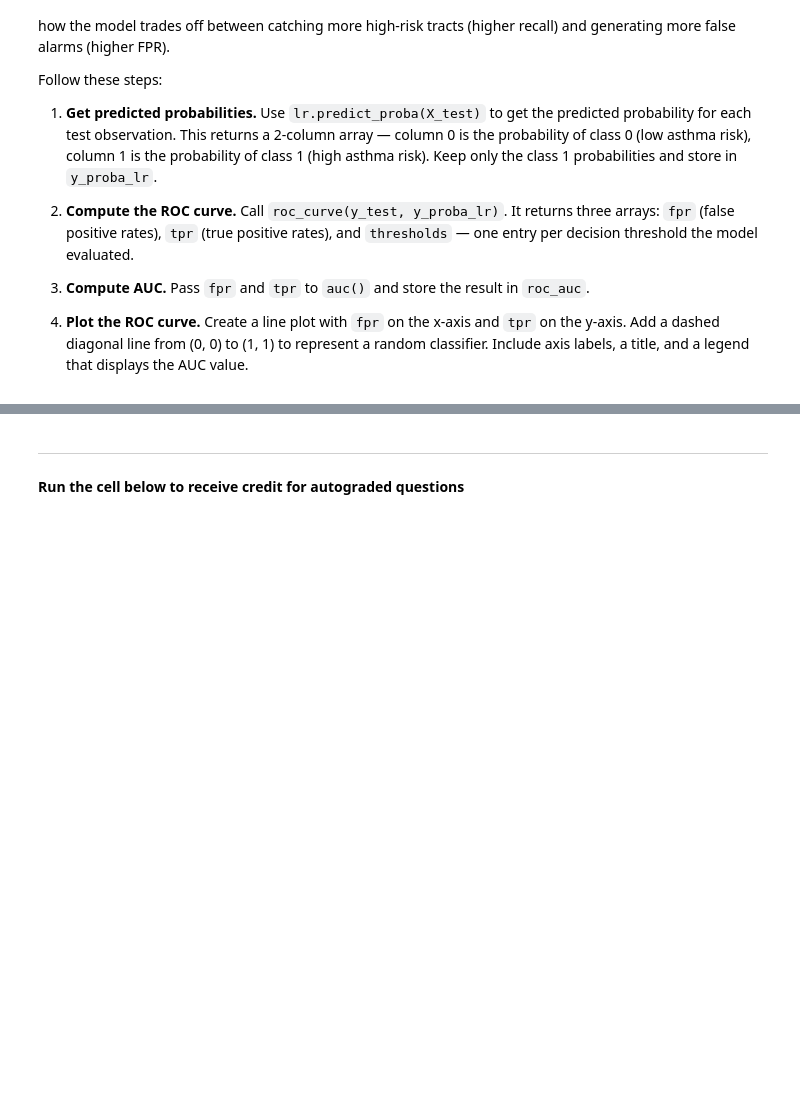
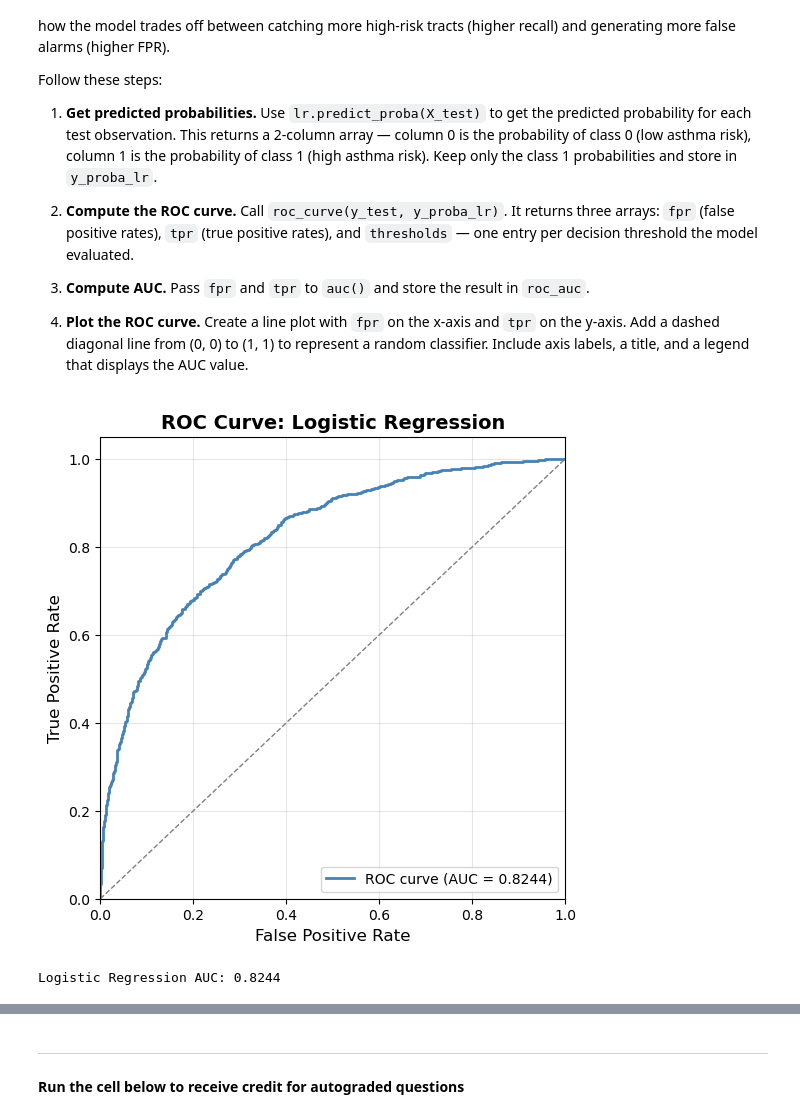
Before and after one commit to pfnorton39/assignment-2, a Jupyter notebook: task2/hw2-task2.ipynb, the cells around one changed output, grey strips where cells are left out. Drawn from its saved outputs; the diff is of its cells as text; code cells hidden in the pictures; blank space fills up the shorter version.

```diff
--- a/task2/hw2-task2.ipynb
+++ b/task2/hw2-task2.ipynb
@@ -382,11 +441,25 @@ Follow these steps:
 
 4. **Plot the ROC curve.** Create a line plot with `fpr` on the x-axis and `tpr` on the y-axis. Add a dashed diagonal line from (0, 0) to (1, 1) to represent a random classifier. Include axis labels, a title, and a legend that displays the AUC value.
 # %%
-y_proba_lr = ...
-fpr, tpr, thresholds = ...
-roc_auc = ...
+y_proba_lr = lr.predict_proba(X_test)[:, 1]
+fpr, tpr, thresholds = roc_curve(y_test, y_proba_lr)
+roc_auc = auc(fpr, tpr)
 
+plt.figure(figsize=(6, 6))
+plt.plot(fpr, tpr, color='steelblue', lw=2, label=f'ROC curve (AUC = {roc_auc:.4f})')
+plt.plot([0, 1], [0, 1], color='gray', lw=1, linestyle='--')
+plt.xlim([0.0, 1.0])
+plt.ylim([0.0, 1.05])
+plt.xlabel('False Positive Rate', fontsize=12)
+plt.ylabel('True Positive Rate', fontsize=12)
+plt.title('ROC Curve: Logistic Regression', fontsize=14, fontweight='bold')
+plt.legend(loc='lower right')
+plt.grid(alpha=0.3)
+plt.show()
 
 print(f'Logistic Regression AUC: {roc_auc:.4f}')
+# %% [output]
+[figure, added]
+Logistic Regression AUC: 0.8244
 # %%
 grader.check("q17")
```
Also changed, not shown: parts of 20 cells of this notebook.
